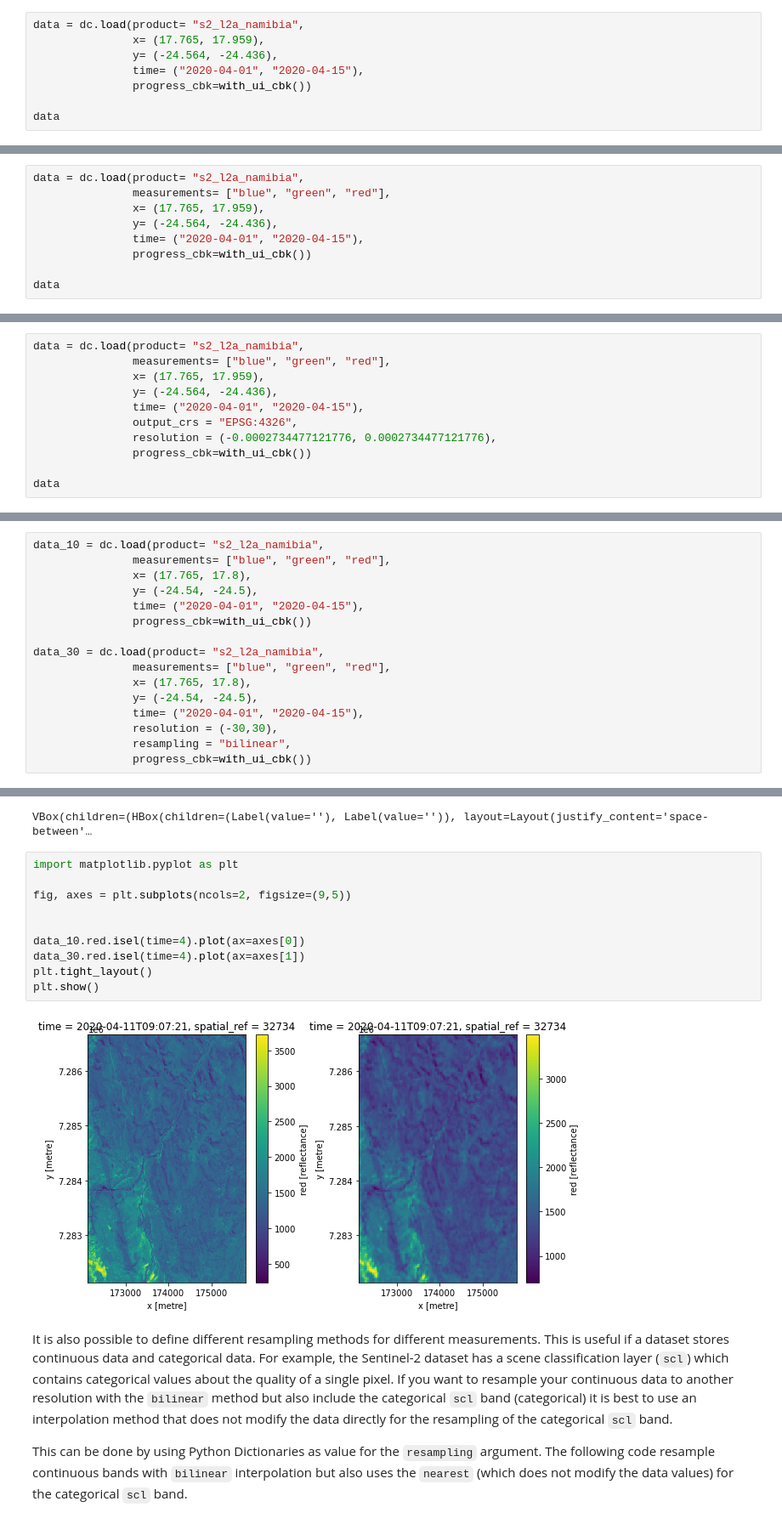
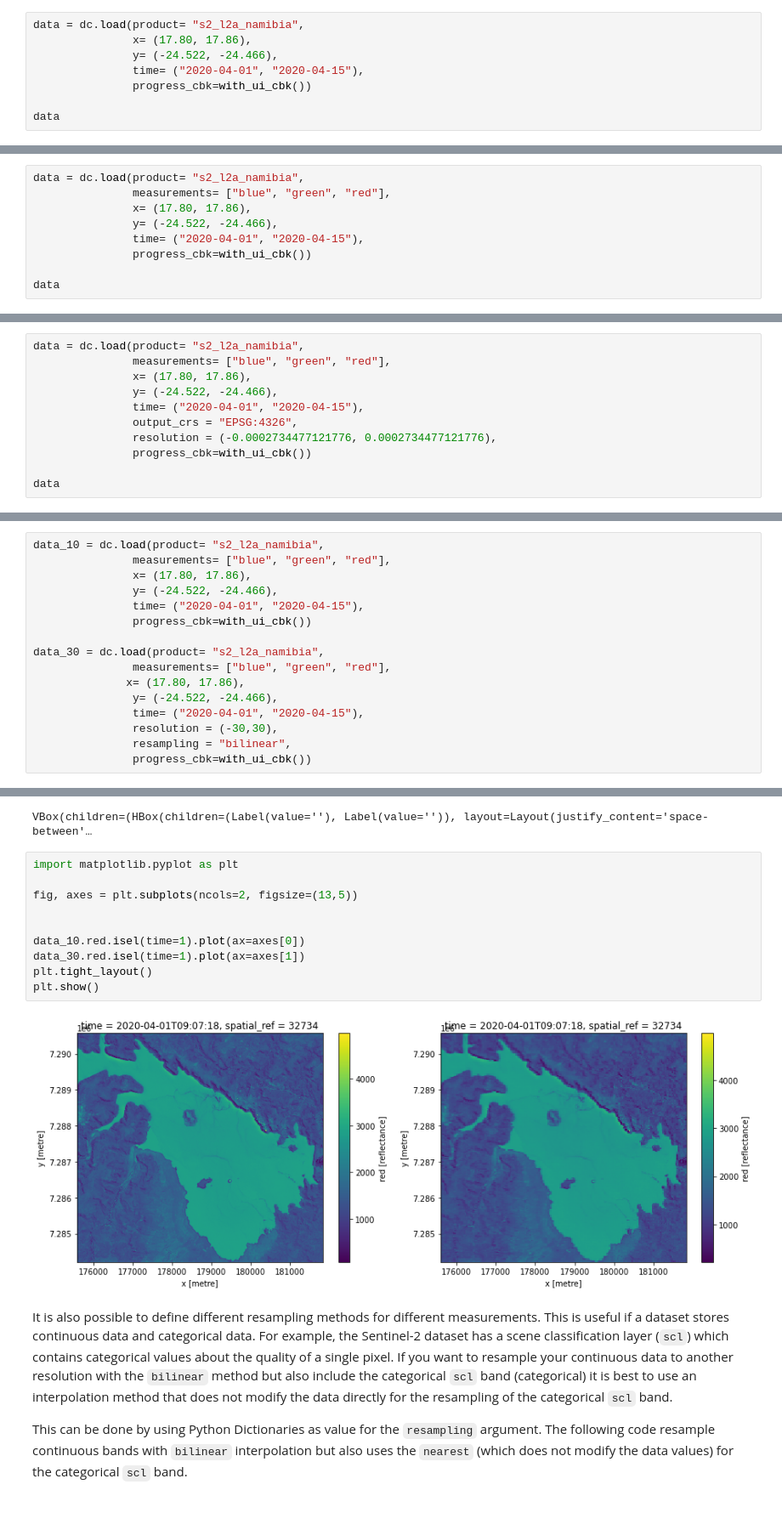
Before and after one commit to eo2cube/namibia_workshop, a Jupyter notebook: get_started/intro_to_eo2cube/03_data_lookup_and_loading.ipynb, the cells around one changed output, grey strips where cells are left out. Shown at 85% size. Cells and saved outputs as stored; diff of their text form.

Commit message:
updated data lookup

```diff
--- a/get_started/intro_to_eo2cube/03_data_lookup_and_loading.ipynb
+++ b/get_started/intro_to_eo2cube/03_data_lookup_and_loading.ipynb
@@ -111,8 +111,8 @@ The function requires the following minimum arguments:
 This example loads all Sentinel-2 data from the first half of April 2020. The used product is defined by its name. The spatial extent is defined by lat/lon coordinates. The time intervall ist defined by the format "YYYY-MM-DD". The argument `progess_cbk` with the imported `with_ui_cbk()`function enables loading bar.
 # %%
 data = dc.load(product= "s2_l2a_namibia",
-               x= (17.765, 17.959),
-               y= (-24.564, -24.436),
+               x= (17.80, 17.86),
+               y= (-24.522, -24.466),
                time= ("2020-04-01", "2020-04-15"),
                progress_cbk=with_ui_cbk())
 
@@ -154,8 +154,8 @@ In the following code only the `blue`, `green` and `red` bands of the specified
 # %%
 data = dc.load(product= "s2_l2a_namibia",
                measurements= ["blue", "green", "red"],
-               x= (17.765, 17.959),
-               y= (-24.564, -24.436),
+               x= (17.80, 17.86),
+               y= (-24.522, -24.466),
                time= ("2020-04-01", "2020-04-15"),
                progress_cbk=with_ui_cbk())
 
@@ -185,8 +185,8 @@ To reproject the data from the default or stored CRS into a specified CRS, it is
 # %%
 data = dc.load(product= "s2_l2a_namibia",
                measurements= ["blue", "green", "red"],
-               x= (17.765, 17.959),
-               y= (-24.564, -24.436),
+               x= (17.80, 17.86),
+               y= (-24.522, -24.466),
                time= ("2020-04-01", "2020-04-15"),
                output_crs = "EPSG:4326",
                resolution = (-0.0002734477121776, 0.0002734477121776),
@@ -225,15 +225,15 @@ The example code below, resamples the specified product to a greater resolution
 # %%
 data_10 = dc.load(product= "s2_l2a_namibia",
                measurements= ["blue", "green", "red"],
-               x= (17.765, 17.8),
-               y= (-24.54, -24.5),
+               x= (17.80, 17.86),
+               y= (-24.522, -24.466),
                time= ("2020-04-01", "2020-04-15"),
                progress_cbk=with_ui_cbk())
 
 data_30 = dc.load(product= "s2_l2a_namibia",
                measurements= ["blue", "green", "red"],
-               x= (17.765, 17.8),
-               y= (-24.54, -24.5),
+              x= (17.80, 17.86),
+               y= (-24.522, -24.466),
                time= ("2020-04-01", "2020-04-15"),
                resolution = (-30,30),
                resampling = "bilinear",
@@ -244,15 +244,15 @@ VBox(children=(HBox(children=(Label(value=''), Label(value='')), layout=Layout(j
 # %%
 import matplotlib.pyplot as plt
 
-fig, axes = plt.subplots(ncols=2, figsize=(9,5))
+fig, axes = plt.subplots(ncols=2, figsize=(13,5))
 
 
-data_10.red.isel(time=4).plot(ax=axes[0])
-data_30.red.isel(time=4).plot(ax=axes[1])
+data_10.red.isel(time=1).plot(ax=axes[0])
+data_30.red.isel(time=1).plot(ax=axes[1])
 plt.tight_layout()
 plt.show()
 # %% [output]
-[figure, old version]
+[figure, new version]
 # %% [markdown]
 It is also possible to define different resampling methods for different measurements. This is useful if a dataset stores continuous data and categorical data. For example, the Sentinel-2 dataset has a scene classification layer (`scl`) which contains categorical values about the quality of a single pixel. If you want to resample your continuous data to another resolution with the `bilinear` method but also include the categorical `scl` band (categorical) it is best to use an interpolation method that does not modify the data directly for the resampling of the categorical `scl` band.
 
```
Also changed, not shown: parts of 10 cells of this notebook.
